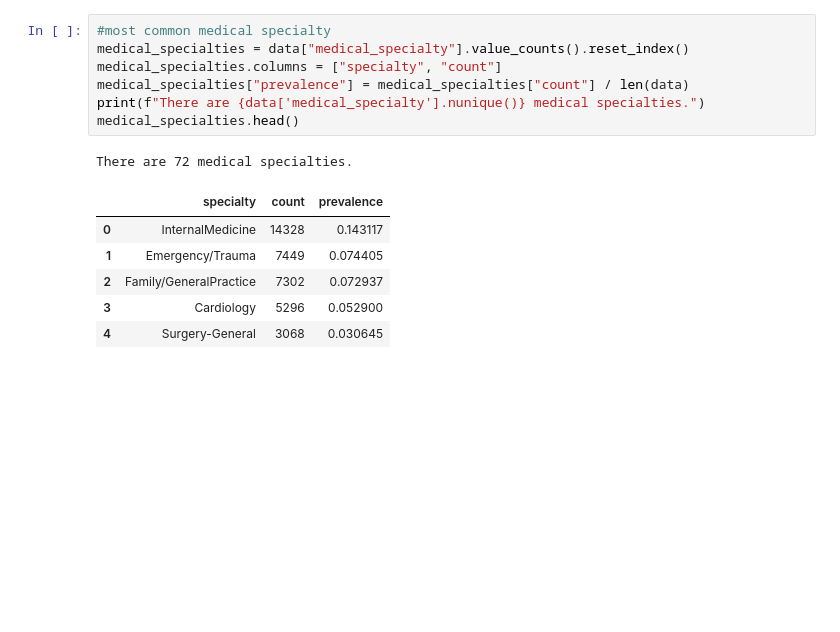
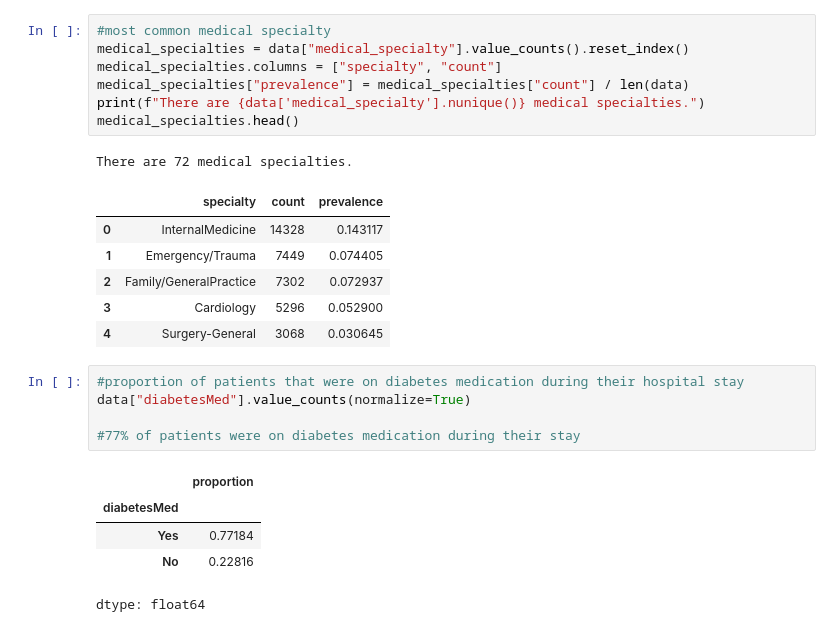
Before and after one commit to mervegb/diabetes-ml, a Jupyter notebook: diabetes_ml.ipynb, the cells around one changed output. Cells and saved outputs as stored; diff of their text form; blank space fills up the shorter version.

```diff
--- a/diabetes_ml.ipynb
+++ b/diabetes_ml.ipynb
@@ -374,3 +374,14 @@ There are 72 medical specialties.
 | 2 | Family/GeneralPractice | 7302 | 0.072937 |
 | 3 | Cardiology | 5296 | 0.052900 |
 | 4 | Surgery-General | 3068 | 0.030645 |
+# %%
+#proportion of patients that were on diabetes medication during their hospital stay
+data["diabetesMed"].value_counts(normalize=True)
+
+#77% of patients were on diabetes medication during their stay
+# %% [output]
+|  | proportion |
+| diabetesMed |  |
+| Yes | 0.77184 |
+| No | 0.22816 |
+dtype: float64
```
Also changed, not shown: parts of 8 cells of this notebook.
